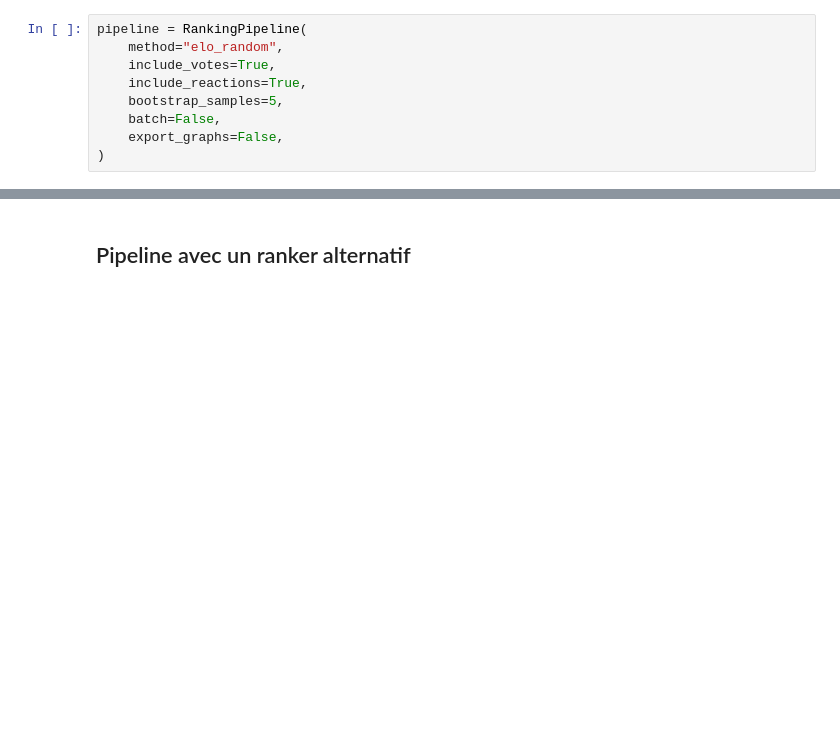
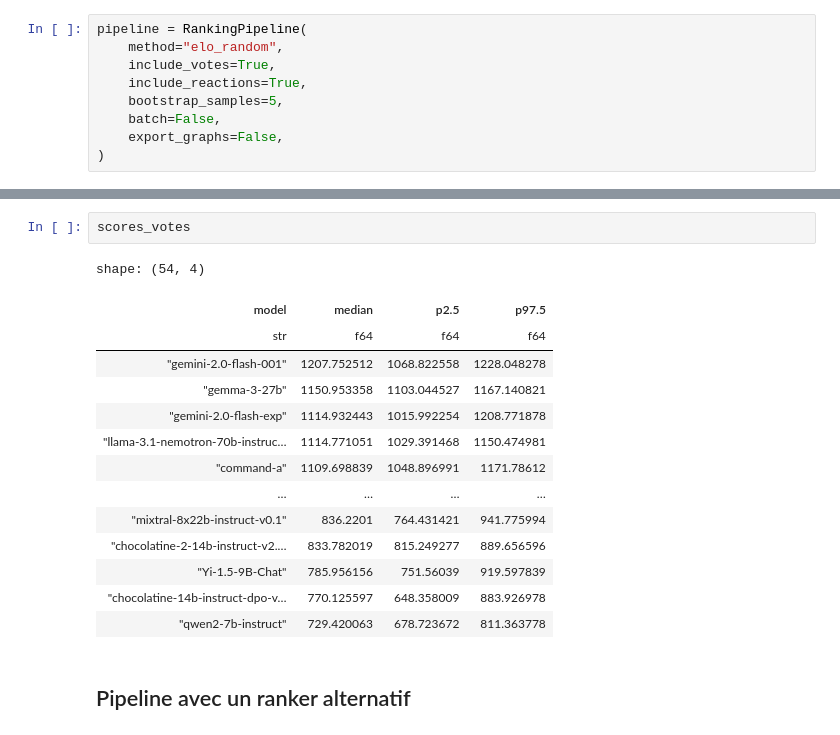
Before and after one commit to ketsapiwiq/ranking_methods, a Jupyter notebook: notebooks/pipeline.ipynb, the cells around one changed output, grey strips where cells are left out. Drawn from its saved outputs; the diff is of its cells as text; blank space fills up the shorter version.

```diff
--- a/notebooks/pipeline.ipynb
+++ b/notebooks/pipeline.ipynb
@@ -34,3 +96,20 @@ pipeline.run()
+# %%
+scores_votes
+# %% [output]
+shape: (54, 4)
+| model | median | p2.5 | p97.5 |
+| str | f64 | f64 | f64 |
+| "gemini-2.0-flash-001" | 1207.752512 | 1068.822558 | 1228.048278 |
+| "gemma-3-27b" | 1150.953358 | 1103.044527 | 1167.140821 |
+| "gemini-2.0-flash-exp" | 1114.932443 | 1015.992254 | 1208.771878 |
+| "llama-3.1-nemotron-70b-instruc… | 1114.771051 | 1029.391468 | 1150.474981 |
+| "command-a" | 1109.698839 | 1048.896991 | 1171.78612 |
+| … | … | … | … |
+| "mixtral-8x22b-instruct-v0.1" | 836.2201 | 764.431421 | 941.775994 |
+| "chocolatine-2-14b-instruct-v2.… | 833.782019 | 815.249277 | 889.656596 |
+| "Yi-1.5-9B-Chat" | 785.956156 | 751.56039 | 919.597839 |
+| "chocolatine-14b-instruct-dpo-v… | 770.125597 | 648.358009 | 883.926978 |
+| "qwen2-7b-instruct" | 729.420063 | 678.723672 | 811.363778 |
 # %% [markdown]
 ## Pipeline avec un ranker alternatif
 # %%
```
Also changed, not shown: parts of 13 cells of this notebook.
